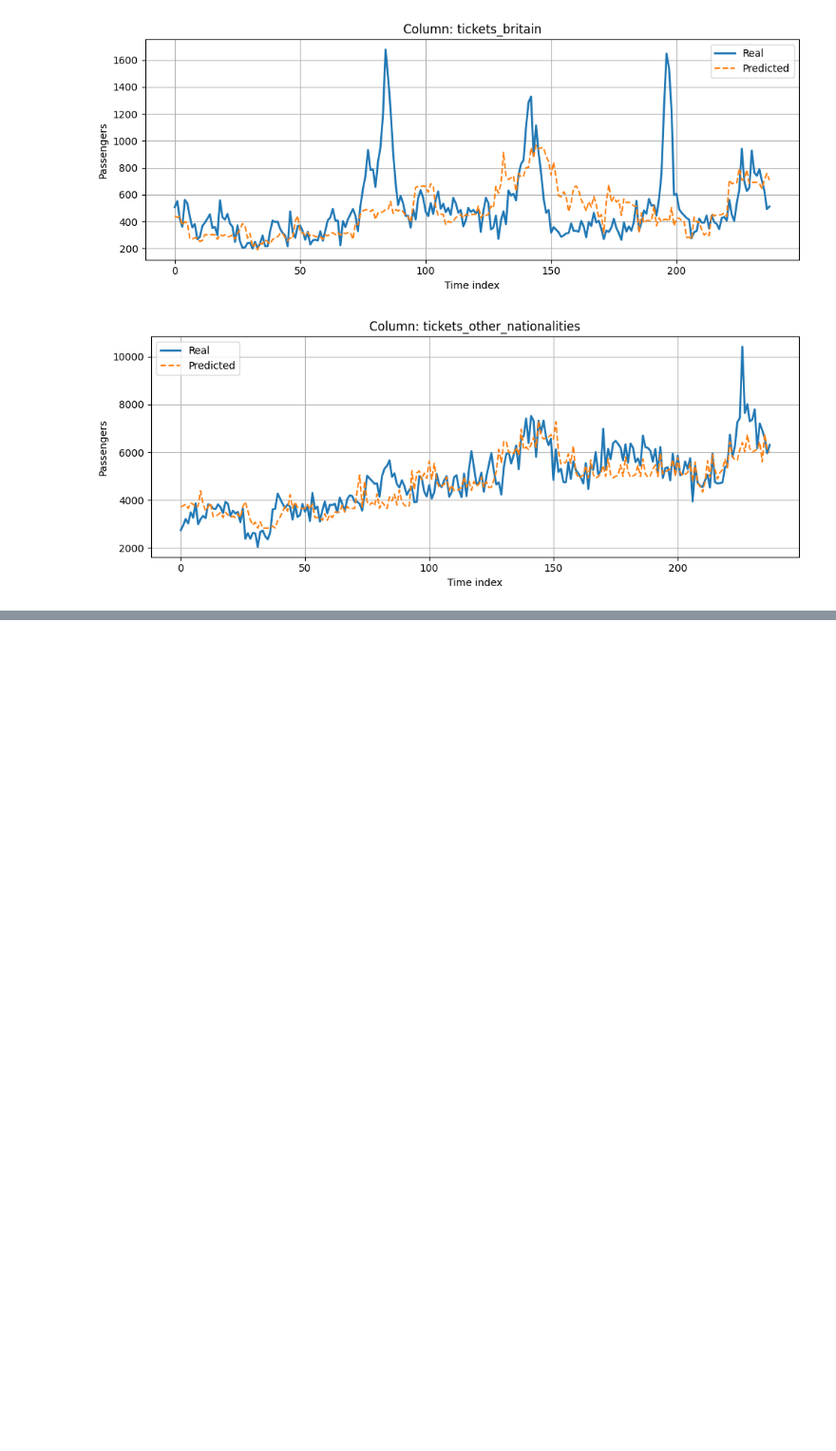
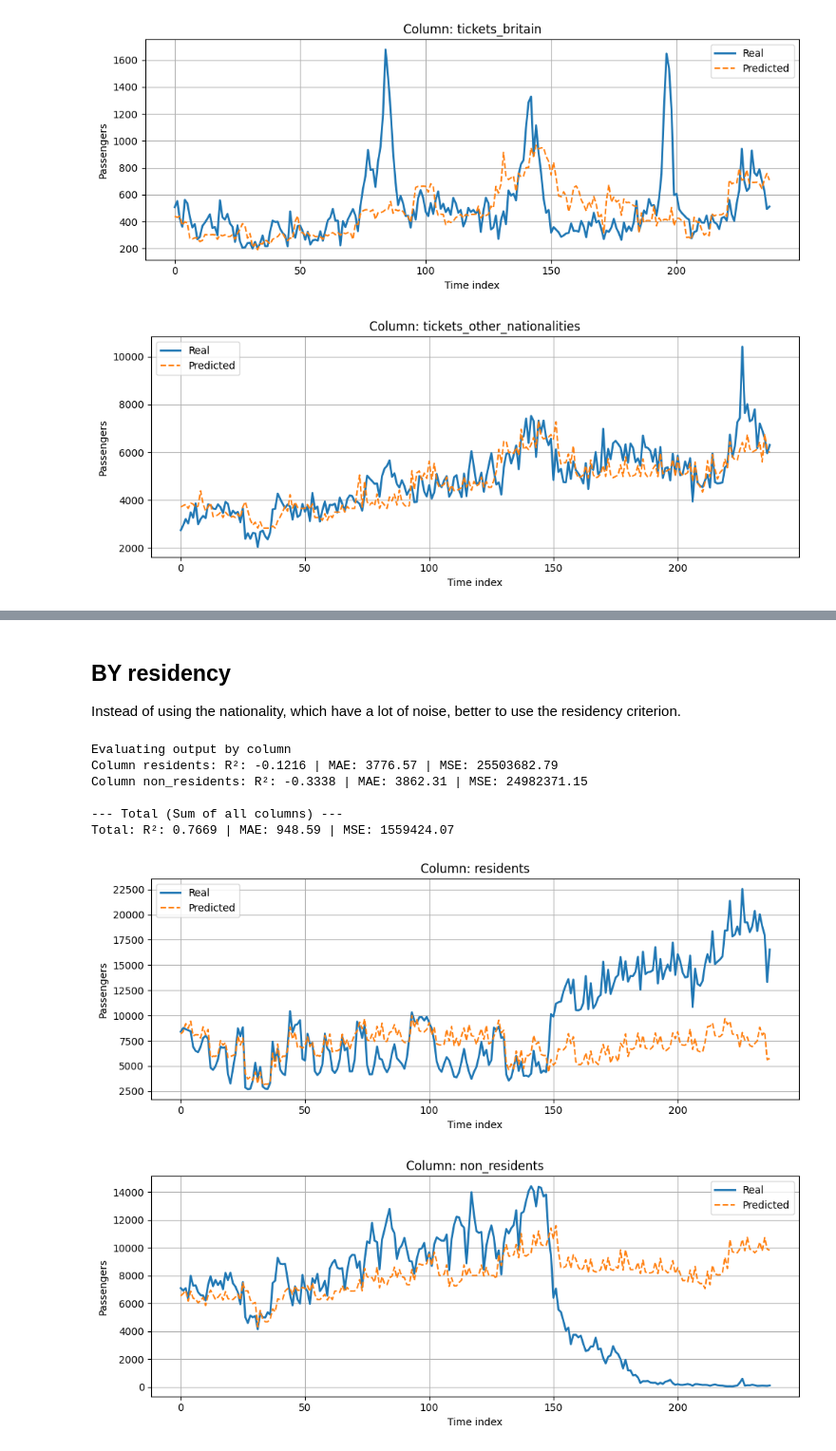
Before and after one commit to jfitam/demand_analysis_HHR, a Jupyter notebook: notebooks/HHR HTS.ipynb, the cells around one changed output, grey strips where cells are left out. Shown at 95% size. Saved outputs shown, nothing was run; the diff lists cells and outputs as text; code cells hidden in the pictures; blank space fills up the shorter version.

```diff
--- a/notebooks/HHR HTS.ipynb
+++ b/notebooks/HHR HTS.ipynb
@@ -256,13 +245,0 @@ plt.show()
-# %%
-#select different columns
-features = [
-            #'train_year',
-            #'lag364',
-            #'lag354',
-            'price_ratio',
-            'number_of_services'
-           ]    + weekday_dummies.columns.tolist() +kind_date_dummies.columns.tolist() + week_dummies.columns.tolist() + hijri_dummies.columns.tolist()  #+ month_dummies.columns.tolist()
-
-y_train, y_test, X_train, X_test, train_size, test_size = get_train_data(features, target, index)
-xgb_model, rf, lgb_model = training_models(X_train, y_train)
-y_pred_xgboost, y_pred_rf, y_pred_lgb = evaluation(X_test, y_test)
@@ -301,0 +246,23 @@ from sklearn.preprocessing import FunctionTransformer
+# %% [markdown]
+## BY residency
+Instead of using the nationality, which have a lot of noise, better to use the residency criterion.
+# %%
+df['residents'] = df['passengers'] - df['non_residents']
+y = df[["residents", "non_residents"]]
+y_train, y_test = y[:train_size], y[train_size:]
+
+model_residency = MultiOutputRegressor(LGBMRegressor(**lgbm_params))
+fitted_model_residency = model_residency.fit(X_train, y_train)
+y_pred = fitted_model_residency.predict(X_test)
+
+y_pred = evaluation(fitted_model_residency, y_train, X_test, y_test)
+plot_predictions_by_column(y_test, y_pred)
+# %% [output]
+Evaluating output by column
+Column residents: R²: -0.1216 | MAE: 3776.57 | MSE: 25503682.79
+Column non_residents: R²: -0.3338 | MAE: 3862.31 | MSE: 24982371.15
+
+--- Total (Sum of all columns) ---
+Total: R²: 0.7669 | MAE: 948.59 | MSE: 1559424.07
+[figure, added]
+[figure, added]
```
Also changed, not shown: parts of 13 cells of this notebook, 2 other files.
